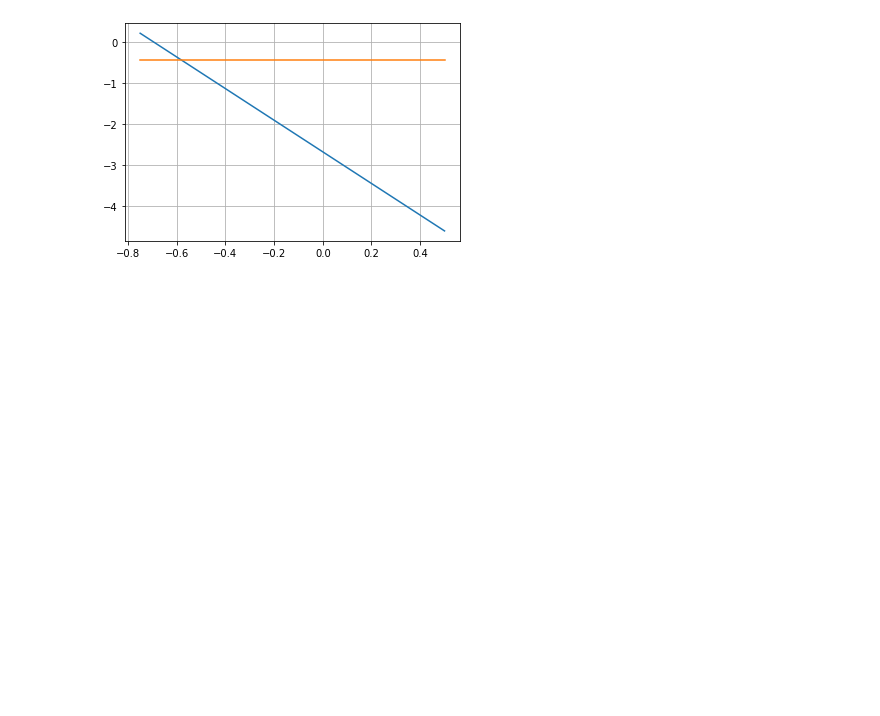
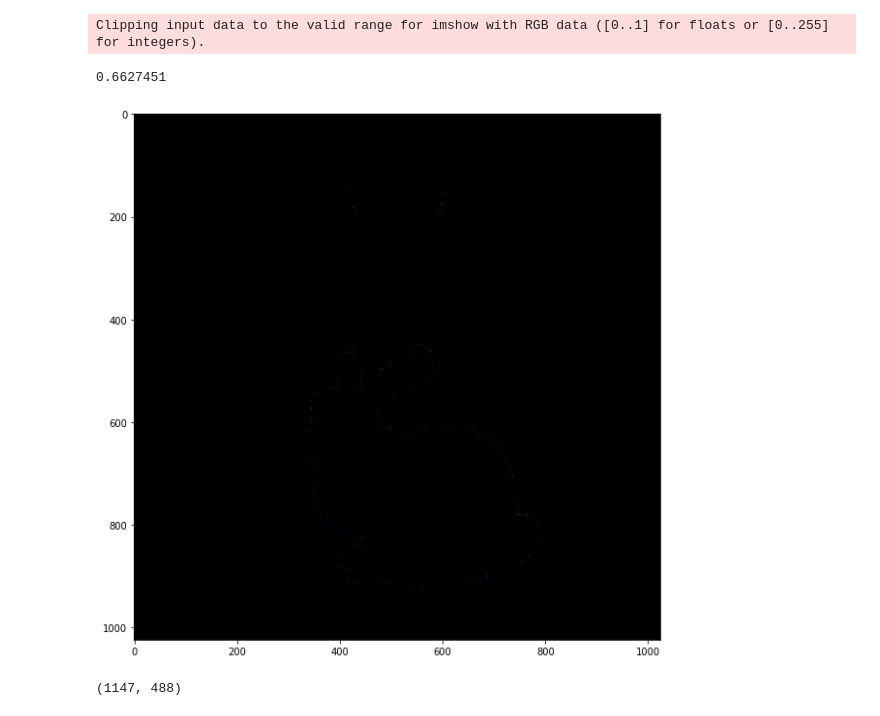
Before and after one commit to msu-graphics-group/scenes, a Jupyter notebook: sample_loader_app/debug_pixel.ipynb, the cells around one changed output. Drawn from its saved outputs; the diff is of its cells as text; code cells hidden in the pictures; blank space fills up the shorter version.

```diff
--- a/sample_loader_app/debug_pixel.ipynb
+++ b/sample_loader_app/debug_pixel.ipynb
@@ -78,11 +79,14 @@ for (pix_line,line) in zip(reversed(pixels), reversed(coords)):
-# %%
-L1 = [1.43924141,0.373829037,1]
-L2 = [0,2.32051563,1]
-
-x = np.linspace(-0.75, 0.5)
-plt.plot(x, -(L1[0] / L1[1] * x + L1[2] / L1[1]))
-plt.plot(x, -(L2[0] / L2[1] * x + L2[2] / L2[1]))
-plt.grid()
-#plt.plot(x, -(L3[0] / L3[1] * x + L3[2] / L3[1]))
-# %% [output]
-[figure, removed]
+# %%
+bsp_img = mpimg.imread("02_output_antialiased_bsp.png")# [100:200, 400:500]
+ref_img = mpimg.imread("01_output_antialiased.png")# [100:200, 400:500]
+plt.figure(figsize=(10, 10))
+plt.imshow((ref_img - bsp_img)[:, :, :3] * 200)
+print(np.abs((ref_img - bsp_img)).max())
+# %% [output]
+Clipping input data to the valid range for imshow with RGB data ([0..1] for floats or [0..255] for integers).
+0.6627451
+[figure, added]
+# %%
+3525050 // 1024, 3525050 % 1024
+# %% [output]
+(1147, 488)
```
Also changed, not shown: parts of 4 cells of this notebook, 1 other file.
